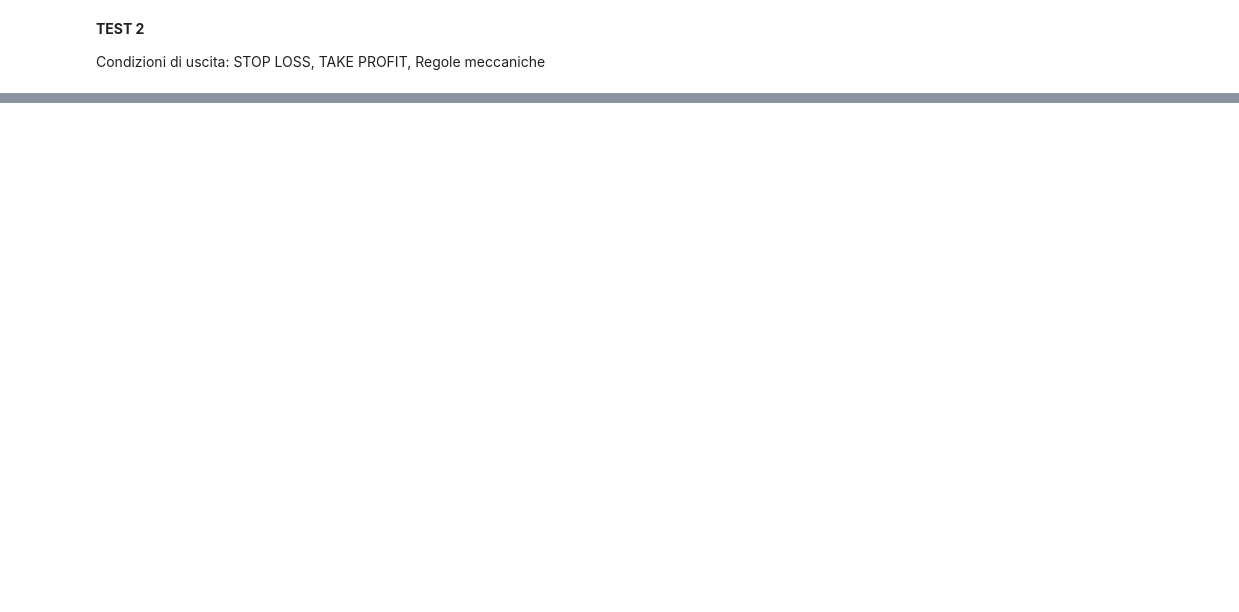
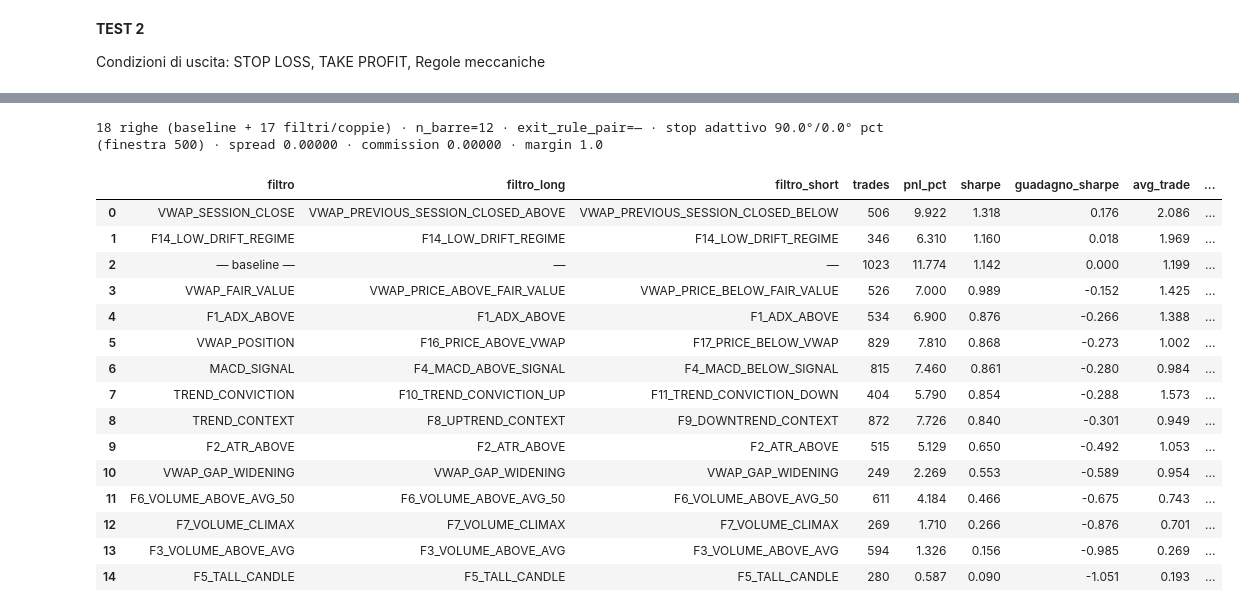
Before and after one commit to matti410/Trading-System-Creator_V4, a Jupyter notebook: Trading_Grid_Search_v4_backtesting.ipynb, the cells around one changed output, grey strips where cells are left out. Saved outputs shown, nothing was run; the diff lists cells and outputs as text; code cells hidden in the pictures; blank space fills up the shorter version.

```diff
--- a/Trading_Grid_Search_v4_backtesting.ipynb
+++ b/Trading_Grid_Search_v4_backtesting.ipynb
@@ -237,0 +387,33 @@ es.top(10)
+# %%
+filtri_da_provare = (eng.registry.list_filters(0) +
+                     eng.registry.list_filters(1) +
+                     eng.registry.list_filters(-1))
+# %%
+fs = run_filter_search_bt(
+    df_is,
+    entry_long="E14_HARAMI_CROSS_CONFIRMED",
+    entry_short="E4_SHORT_EMA_CROSS_DOWN",
+    exit_rule_pair=None,
+    n_barre=12,
+    filtri=filtri_da_provare,
+    perc_sl=90.0, perc_tp=0.0, commission=0.0, min_trades=30,
+)
+fs.top(15)
+# %% [output]
+18 righe (baseline + 17 filtri/coppie) · n_barre=12 · exit_rule_pair=— · stop adattivo 90.0°/0.0° pct (finestra 500) · spread 0.00000 · commission 0.00000 · margin 1.0
+|  | filtro | filtro_long | filtro_short | trades | pnl_pct | sharpe | guadagno_sharpe | avg_trade | ... |
+| 0 | VWAP_SESSION_CLOSE | VWAP_PREVIOUS_SESSION_CLOSED_ABOVE | VWAP_PREVIOUS_SESSION_CLOSED_BELOW | 506 | 9.922 | 1.318 | 0.176 | 2.086 | ... |
+| 1 | F14_LOW_DRIFT_REGIME | F14_LOW_DRIFT_REGIME | F14_LOW_DRIFT_REGIME | 346 | 6.310 | 1.160 | 0.018 | 1.969 | ... |
+| 2 | — baseline — | — | — | 1023 | 11.774 | 1.142 | 0.000 | 1.199 | ... |
+| 3 | VWAP_FAIR_VALUE | VWAP_PRICE_ABOVE_FAIR_VALUE | VWAP_PRICE_BELOW_FAIR_VALUE | 526 | 7.000 | 0.989 | -0.152 | 1.425 | ... |
+| 4 | F1_ADX_ABOVE | F1_ADX_ABOVE | F1_ADX_ABOVE | 534 | 6.900 | 0.876 | -0.266 | 1.388 | ... |
+| 5 | VWAP_POSITION | F16_PRICE_ABOVE_VWAP | F17_PRICE_BELOW_VWAP | 829 | 7.810 | 0.868 | -0.273 | 1.002 | ... |
+| 6 | MACD_SIGNAL | F4_MACD_ABOVE_SIGNAL | F4_MACD_BELOW_SIGNAL | 815 | 7.460 | 0.861 | -0.280 | 0.984 | ... |
+| 7 | TREND_CONVICTION | F10_TREND_CONVICTION_UP | F11_TREND_CONVICTION_DOWN | 404 | 5.790 | 0.854 | -0.288 | 1.573 | ... |
+| 8 | TREND_CONTEXT | F8_UPTREND_CONTEXT | F9_DOWNTREND_CONTEXT | 872 | 7.726 | 0.840 | -0.301 | 0.949 | ... |
+| 9 | F2_ATR_ABOVE | F2_ATR_ABOVE | F2_ATR_ABOVE | 515 | 5.129 | 0.650 | -0.492 | 1.053 | ... |
+| 10 | VWAP_GAP_WIDENING | VWAP_GAP_WIDENING | VWAP_GAP_WIDENING | 249 | 2.269 | 0.553 | -0.589 | 0.954 | ... |
+| 11 | F6_VOLUME_ABOVE_AVG_50 | F6_VOLUME_ABOVE_AVG_50 | F6_VOLUME_ABOVE_AVG_50 | 611 | 4.184 | 0.466 | -0.675 | 0.743 | ... |
+| 12 | F7_VOLUME_CLIMAX | F7_VOLUME_CLIMAX | F7_VOLUME_CLIMAX | 269 | 1.710 | 0.266 | -0.876 | 0.701 | ... |
+| 13 | F3_VOLUME_ABOVE_AVG | F3_VOLUME_ABOVE_AVG | F3_VOLUME_ABOVE_AVG | 594 | 1.326 | 0.156 | -0.985 | 0.269 | ... |
+| 14 | F5_TALL_CANDLE | F5_TALL_CANDLE | F5_TALL_CANDLE | 280 | 0.587 | 0.090 | -1.051 | 0.193 | ... |
```
Also changed, not shown: parts of 16 cells of this notebook.
